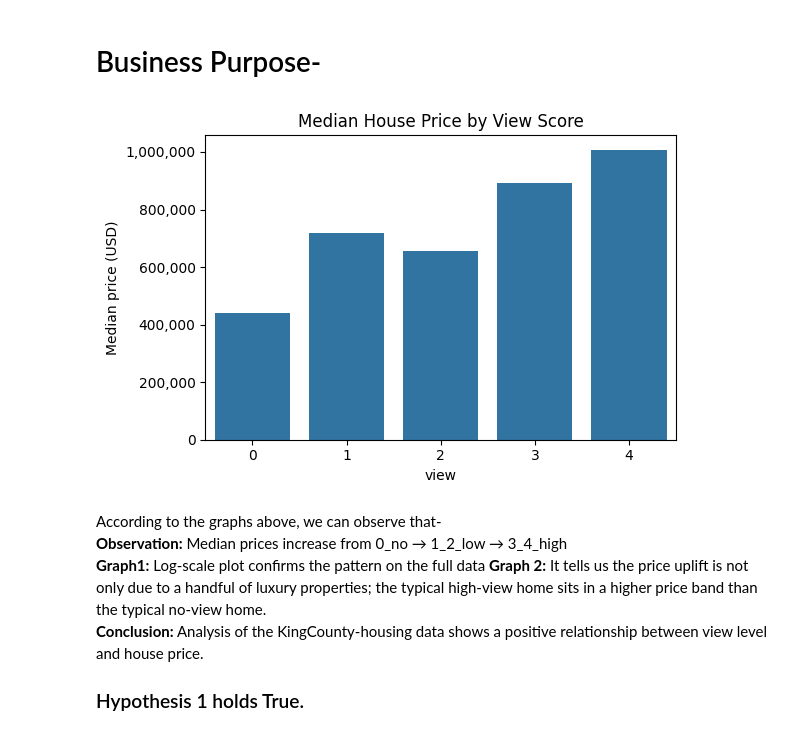
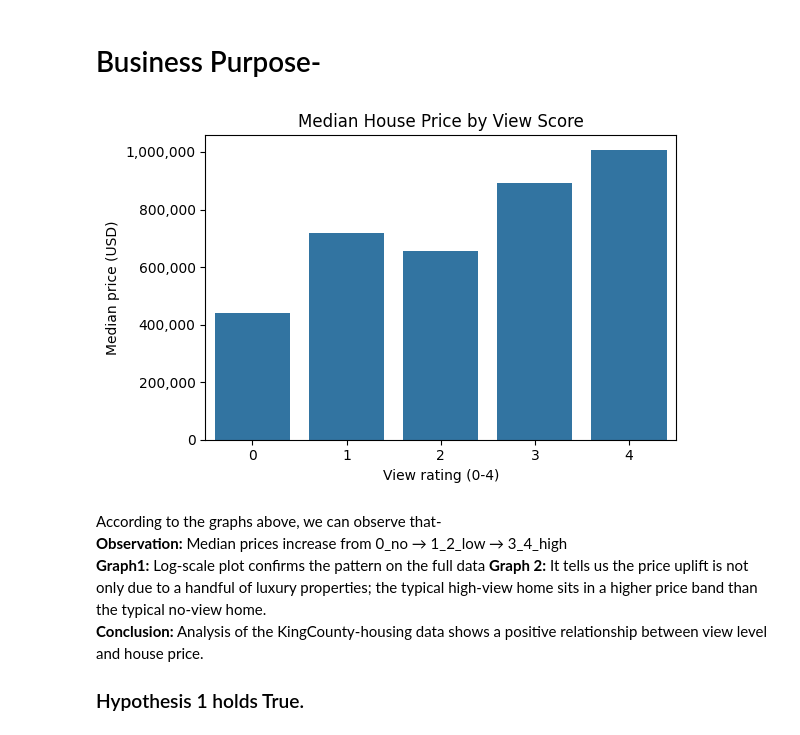
Before and after one commit to tamimdhbwgit/scientific_programming_lab, a Jupyter notebook: eda_project.ipynb, the cells around one changed output. Cells and saved outputs as stored; diff of their text form; code cells hidden in the pictures.

```diff
--- a/eda_project.ipynb
+++ b/eda_project.ipynb
@@ -71,26 +71,27 @@ plt.show()
 # %%
 import matplotlib.ticker as mtick
 # median price by exact view score (0–4)
 median_by_view = (
     df_h1.groupby('view')['price']
          .median()
          .reset_index()
 )
 
 import matplotlib.ticker as mtick
 plt.figure(figsize=(6,4))
 sns.barplot(data=median_by_view, x='view', y='price')
 plt.title('Median House Price by View Score')
 
 plt.ylabel('Median price (USD)')
+plt.xlabel('View rating (0-4)')
 
 ax = plt.gca()
 ax.yaxis.set_major_formatter(mtick.FuncFormatter(lambda x, _: f'{x:,.0f}'))
 
 plt.tight_layout()
 plt.show()
 # %% [output]
-[figure, old version]
+[figure, new version]
 # %% [markdown]
 
 According to the graphs above, we can observe that-<br>
```
Also changed, not shown: parts of 2 cells of this notebook, 1 other file.
